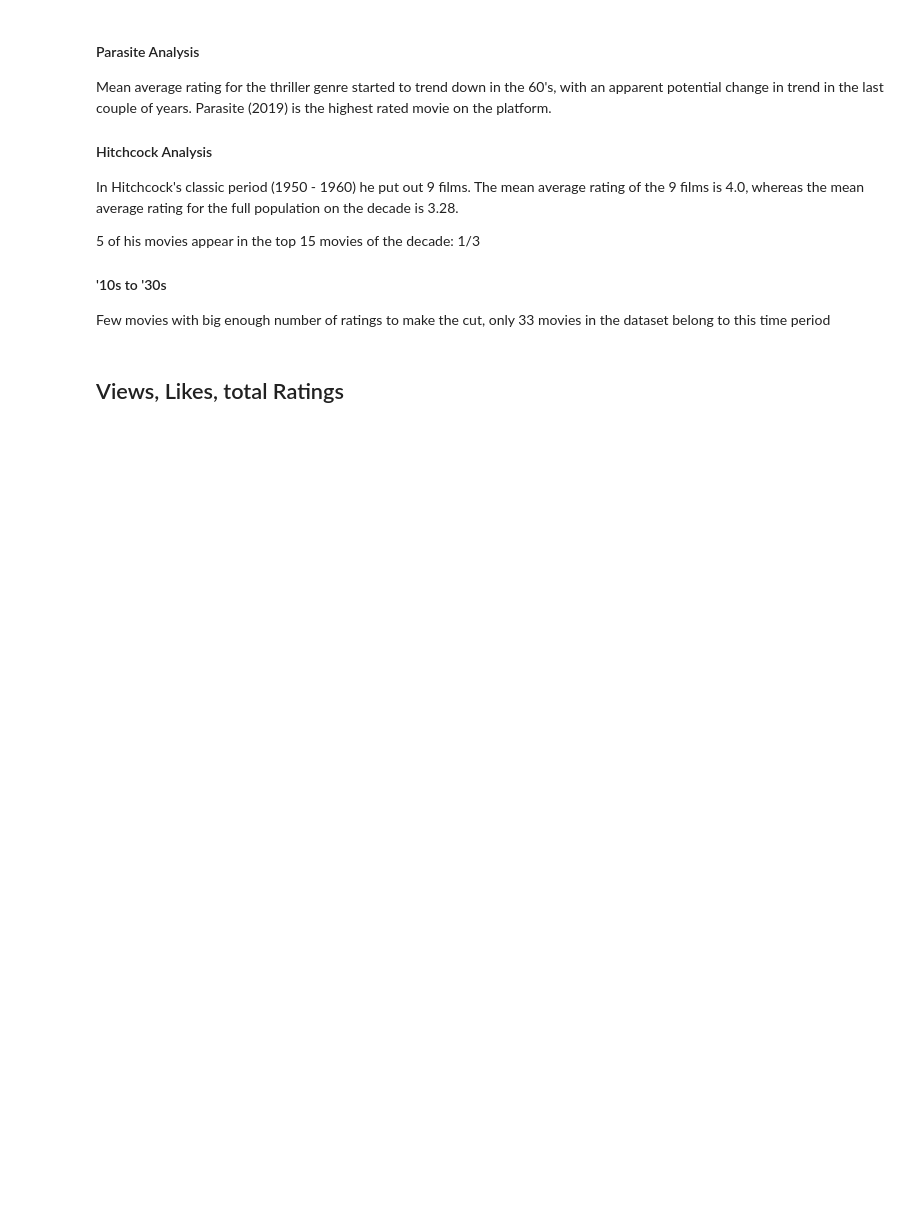
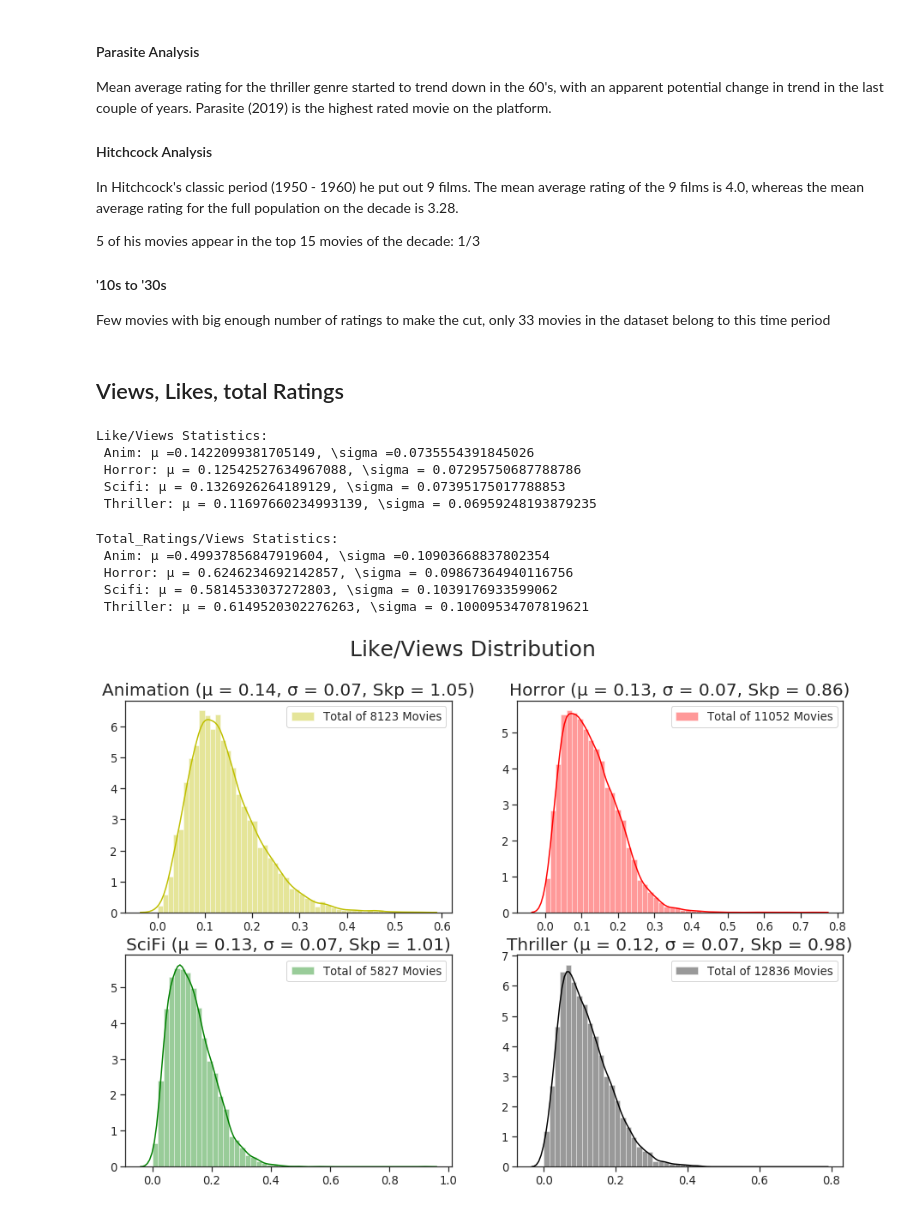
Before and after one commit to andresdha/Letterboxd_Data, a Jupyter notebook: Letterboxd Data Analysis.ipynb, the cells around one changed output. Drawn from its saved outputs; the diff is of its cells as text; code cells hidden in the pictures; blank space fills up the shorter version.

```diff
--- a/Letterboxd Data Analysis.ipynb
+++ b/Letterboxd Data Analysis.ipynb
@@ -670,3 +670,32 @@ animation['like_to_views_ratio'] = animation.likes/animation.views
 horror['like_to_views_ratio'] = horror.likes/horror.views
 scifi['like_to_views_ratio'] = scifi.likes/scifi.views
 thriller['like_to_views_ratio'] = thriller.likes/thriller.views
+# %%
+print('Like/Views Statistics: \n',
+      f'Anim: μ ={animation.like_to_views_ratio.mean()}, \sigma ={animation.like_to_views_ratio.std()} \n',
+      f'Horror: μ = {horror.like_to_views_ratio.mean()}, \sigma = {horror.like_to_views_ratio.std()} \n',
+      f'Scifi: μ = {scifi.like_to_views_ratio.mean()}, \sigma = {scifi.like_to_views_ratio.std()} \n',
+      f'Thriller: μ = {thriller.like_to_views_ratio.mean()}, \sigma = {thriller.like_to_views_ratio.std()}')
+# %% [output]
+Like/Views Statistics:
+ Anim: μ =0.1422099381705149, \sigma =0.0735554391845026
+ Horror: μ = 0.12542527634967088, \sigma = 0.07295750687788786
+ Scifi: μ = 0.1326926264189129, \sigma = 0.07395175017788853
+ Thriller: μ = 0.11697660234993139, \sigma = 0.06959248193879235
+# %%
+animation['total_ratings_to_views_ratio'] = animation.total_ratings/animation.views
+horror['total_ratings_to_views_ratio'] = horror.total_ratings/horror.views
+scifi['total_ratings_to_views_ratio'] = scifi.total_ratings/scifi.views
+thriller['total_ratings_to_views_ratio'] = thriller.total_ratings/thriller.views
+# %%
+print('Total_Ratings/Views Statistics: \n',
+      f'Anim: μ ={animation.total_ratings_to_views_ratio.mean()}, \sigma ={animation.total_ratings_to_views_ratio.std()} \n',
+      f'Horror: μ = {horror.total_ratings_to_views_ratio.mean()}, \sigma = {horror.total_ratings_to_views_ratio.std()} \n',
+      f'Scifi: μ = {scifi.total_ratings_to_views_ratio.mean()}, \sigma = {scifi.total_ratings_to_views_ratio.std()} \n',
+      f'Thriller: μ = {thriller.total_ratings_to_views_ratio.mean()}, \sigma = {thriller.total_ratings_to_views_ratio.std()}')
+# %% [output]
+Total_Ratings/Views Statistics:
+ Anim: μ =0.49937856847919604, \sigma =0.10903668837802354
+ Horror: μ = 0.6246234692142857, \sigma = 0.09867364940116756
+ Scifi: μ = 0.5814533037272803, \sigma = 0.1039176933599062
+ Thriller: μ = 0.6149520302276263, \sigma = 0.10009534707819621
@@ -672,0 +707,32 @@ thriller['like_to_views_ratio'] = thriller.likes/thriller.views
+# %%
+fig, axes = plt.subplots(nrows=2, ncols=2, figsize=(15,10), squeeze=True)
+fig.suptitle('Like/Views Distribution', fontsize=25)
+
+sns.distplot(animation.like_to_views_ratio, ax=axes[0,0], norm_hist=True,
+             color='y', axlabel=False, label=f'Total of {animation_n_movies} Movies')
+axes[0,0].set_title(f'Animation (μ = {round(animation.like_to_views_ratio.mean(),2)}, σ = {round(animation.like_to_views_ratio.std(), 2)}, Skp = {animation_skp})',
+                    fontsize=20)
+axes[0,0].legend(loc='upper right')
+
+sns.distplot(horror.like_to_views_ratio, ax=axes[0,1], norm_hist=True,
+             color='r', axlabel=False, label=f'Total of {horror_n_movies} Movies')
+axes[0,1].set_title(f'Horror (μ = {round(horror.like_to_views_ratio.mean(), 2)}, σ = {round(horror.like_to_views_ratio.std(), 2)}, Skp = {horror_skp})',
+                    fontsize=20)
+axes[0,1].legend(loc='upper right')
+
+sns.distplot(scifi.like_to_views_ratio, ax=axes[1,0], norm_hist=True,
+             color='g', axlabel=False, label=f'Total of {scifi_n_movies} Movies')
+axes[1,0].set_title(f'SciFi (μ = {round(scifi.like_to_views_ratio.mean(), 2)}, σ = {round(scifi.like_to_views_ratio.std(), 2)}, Skp = {scifi_skp})',
+                    fontsize=20)
+axes[1,0].legend(loc='upper right')
+
+sns.distplot(thriller.like_to_views_ratio, ax=axes[1,1], norm_hist=True,
+             color='k', axlabel=False, label=f'Total of {thriller_n_movies} Movies')
+axes[1,1].set_title(f'Thriller (μ = {round(thriller.like_to_views_ratio.mean(), 2)}, σ = {round(thriller.like_to_views_ratio.std(), 2)}, Skp = {thriller_skp})',
+                    fontsize=20)
+axes[1,1].legend(loc='upper right')
+
+plt.savefig('Figures/Like_Views_Ratio.png')
+plt.show()
+# %% [output]
+[figure, added]
```
Also changed, not shown: parts of 5 cells of this notebook, 4 other files.
